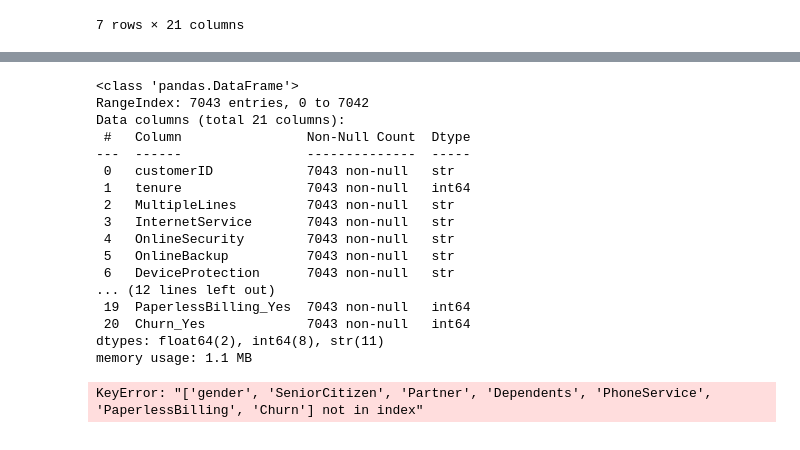
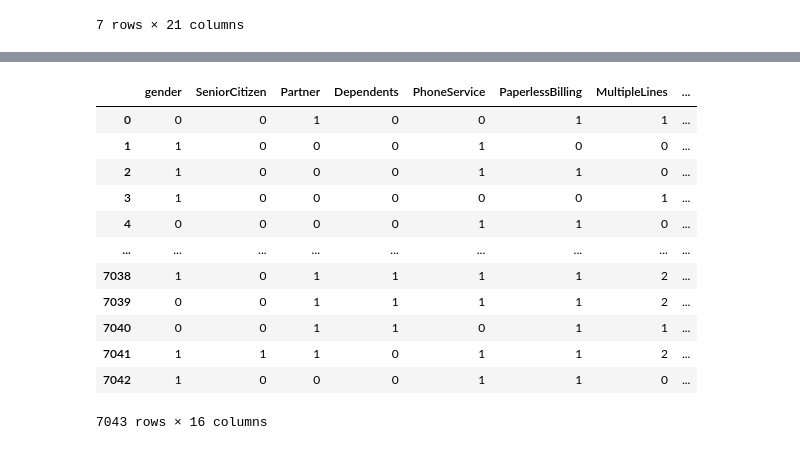
Before and after one commit to Sidik0001/Application-of-AI, a Jupyter notebook: AI.ipynb, the cells around one changed output, grey strips where cells are left out. Drawn from its saved outputs; the diff is of its cells as text; code cells hidden in the pictures.

```diff
--- a/AI.ipynb
+++ b/AI.ipynb
@@ -286,5 +361,5 @@ print(y_pred_proba)
 # %%
 from sklearn.preprocessing import LabelEncoder
 le = LabelEncoder()
-df['PaymentMethod'] = le.fit_transform(df['PaymentMethod'])
-df['PaymentMethod'].unique()
+# df['PaymentMethod'] = le.fit_transform(df['PaymentMethod'])
+# df['PaymentMethod'].unique()
@@ -321,27 +402,18 @@ Index(['customerID', 'tenure', 'MultipleLines', 'InternetService',
       dtype='str')
-# %%
-df1.info()
-basic = continuous + binary
-# %% [output]
-<class 'pandas.DataFrame'>
-RangeIndex: 7043 entries, 0 to 7042
-Data columns (total 21 columns):
- #   Column                Non-Null Count  Dtype
----  ------                --------------  -----
- 0   customerID            7043 non-null   str
- 1   tenure                7043 non-null   int64
- 2   MultipleLines         7043 non-null   str
- 3   InternetService       7043 non-null   str
- 4   OnlineSecurity        7043 non-null   str
- 5   OnlineBackup          7043 non-null   str
- 6   DeviceProtection      7043 non-null   str
-... (12 lines left out)
- 19  PaperlessBilling_Yes  7043 non-null   int64
- 20  Churn_Yes             7043 non-null   int64
-dtypes: float64(2), int64(8), str(11)
-memory usage: 1.1 MB
 # %%
-df1[basic]
+df2[to_change]
 # %% [output]
+|  | gender | SeniorCitizen | Partner | Dependents | PhoneService | PaperlessBilling | MultipleLines | ... |
+| 0 | 0 | 0 | 1 | 0 | 0 | 1 | 1 | ... |
+| 1 | 1 | 0 | 0 | 0 | 1 | 0 | 0 | ... |
+| 2 | 1 | 0 | 0 | 0 | 1 | 1 | 0 | ... |
+| 3 | 1 | 0 | 0 | 0 | 0 | 0 | 1 | ... |
+| 4 | 0 | 0 | 0 | 0 | 1 | 1 | 0 | ... |
+| ... | ... | ... | ... | ... | ... | ... | ... | ... |
+| 7038 | 1 | 0 | 1 | 1 | 1 | 1 | 2 | ... |
+| 7039 | 0 | 0 | 1 | 1 | 1 | 1 | 2 | ... |
+| 7040 | 0 | 0 | 1 | 1 | 0 | 1 | 1 | ... |
+| 7041 | 1 | 1 | 1 | 0 | 1 | 1 | 2 | ... |
+| 7042 | 1 | 0 | 0 | 0 | 1 | 1 | 0 | ... |
-KeyError: "['gender', 'SeniorCitizen', 'Partner', 'Dependents', 'PhoneService', 'PaperlessBilling', 'Churn'] not in index"
+7043 rows × 16 columns
 # %%
```
Also changed, not shown: parts of 16 cells of this notebook.
